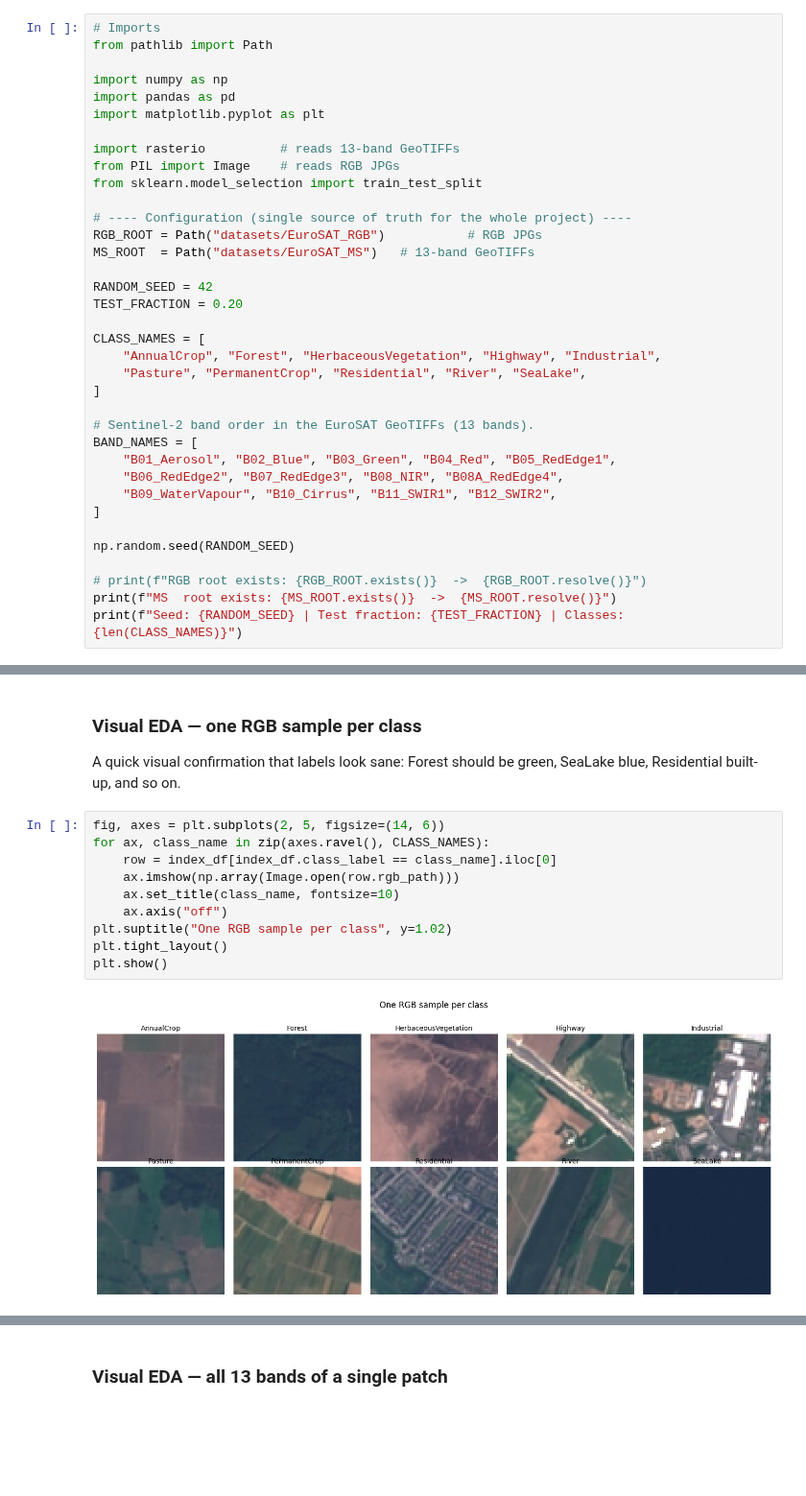
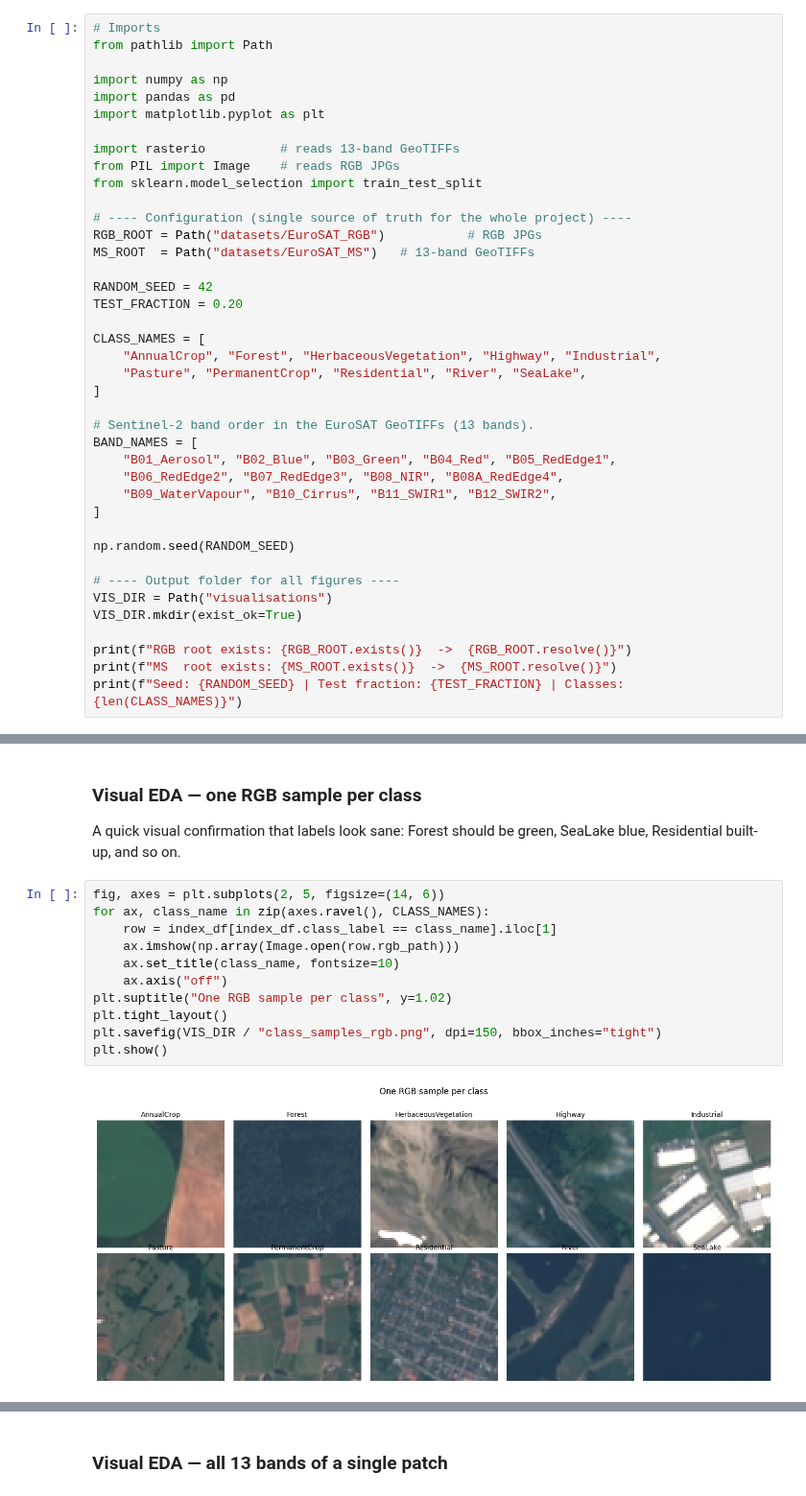
Before and after one commit to AnikGhosh332/Land-Use-Classification, a Jupyter notebook: main.ipynb, the cells around one changed output, grey strips where cells are left out. Shown at 96% size. Drawn from its saved outputs; the diff is of its cells as text; blank space fills up the shorter version.

```diff
--- a/main.ipynb
+++ b/main.ipynb
@@ -41,7 +70,11 @@ BAND_NAMES = [
 
 np.random.seed(RANDOM_SEED)
 
-# print(f"RGB root exists: {RGB_ROOT.exists()}  ->  {RGB_ROOT.resolve()}")
+# ---- Output folder for all figures ----
+VIS_DIR = Path("visualisations")
+VIS_DIR.mkdir(exist_ok=True)
+
+print(f"RGB root exists: {RGB_ROOT.exists()}  ->  {RGB_ROOT.resolve()}")
 print(f"MS  root exists: {MS_ROOT.exists()}  ->  {MS_ROOT.resolve()}")
 print(f"Seed: {RANDOM_SEED} | Test fraction: {TEST_FRACTION} | Classes: {len(CLASS_NAMES)}")
 # %% [output]
@@ -246,12 +286,13 @@ blue, Residential built-up, and so on.
 # %%
 fig, axes = plt.subplots(2, 5, figsize=(14, 6))
 for ax, class_name in zip(axes.ravel(), CLASS_NAMES):
-    row = index_df[index_df.class_label == class_name].iloc[0]
+    row = index_df[index_df.class_label == class_name].iloc[1]
     ax.imshow(np.array(Image.open(row.rgb_path)))
     ax.set_title(class_name, fontsize=10)
     ax.axis("off")
 plt.suptitle("One RGB sample per class", y=1.02)
 plt.tight_layout()
+plt.savefig(VIS_DIR / "class_samples_rgb.png", dpi=150, bbox_inches="tight")
 plt.show()
 # %% [output]
-[figure, old version]
+[figure, new version]
```
Also changed, not shown: parts of 94 cells of this notebook, 21 other files.
